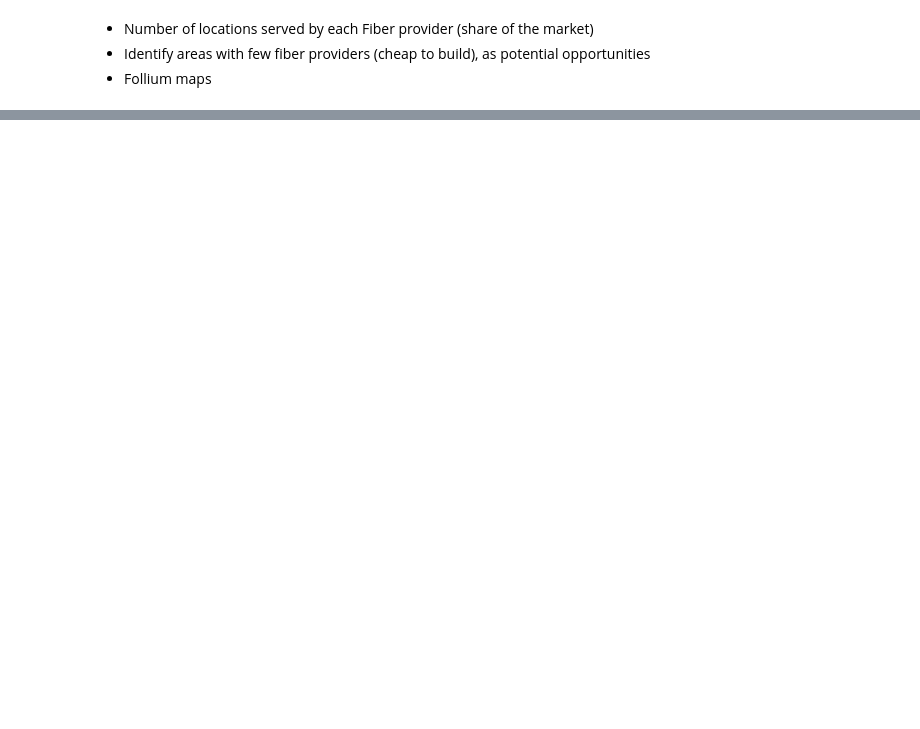
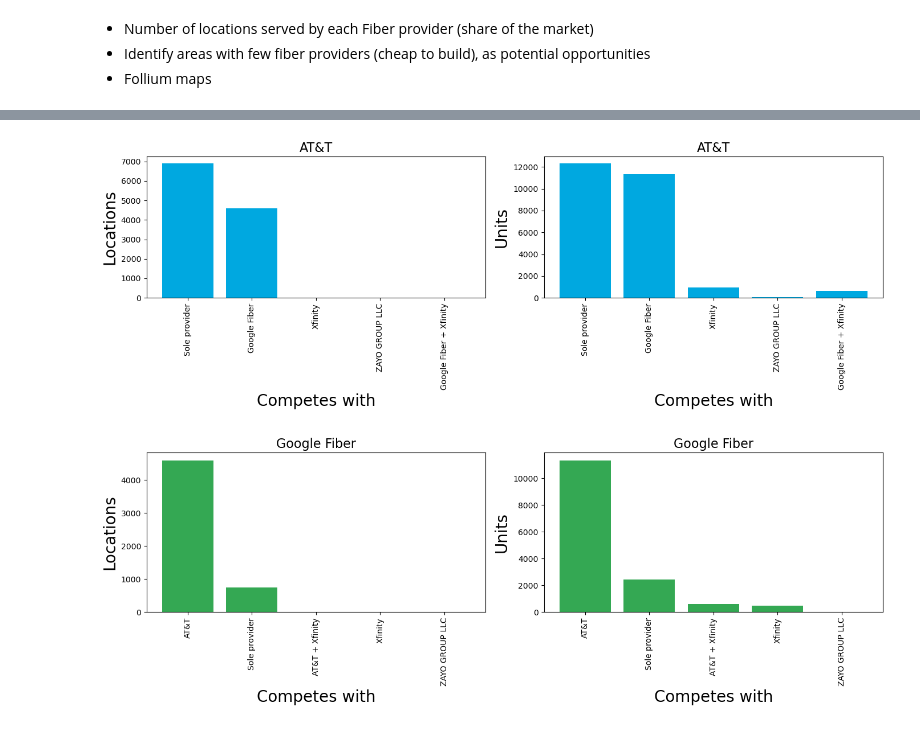
Before and after one commit to costquestassociates/BinderExampleAnalysis, a Jupyter notebook: ExampleAnalysis.ipynb, the cells around one changed output, grey strips where cells are left out. Cells and saved outputs as stored; diff of their text form; code cells hidden in the pictures; blank space fills up the shorter version.

```diff
--- a/ExampleAnalysis.ipynb
+++ b/ExampleAnalysis.ipynb
@@ -342,0 +409,31 @@ plt.show()
+# %%
+# Bar plots for each target
+import matplotlib.pyplot as plt
+
+color_arr = ["#00A8E0", "#34A853"]
+for key, t in enumerate(targets):
+    summary = breakdowns[t].copy()
+    summary = summary.sort_values("locations", ascending=False)
+
+    fig, axes = plt.subplots(1, 2, figsize=(14, 5), sharey=False)
+    axes[0].bar(summary.index, summary["locations"], color=color_arr[key])
+    axes[0].set_title(f"{t}", fontsize=16)
+    axes[0].set_ylabel("Locations", fontsize = 20)
+    axes[0].tick_params(axis="x", rotation=90)
+
+    axes[1].bar(summary.index, summary["units"], color=color_arr[key])
+    axes[1].set_title(f"{t}", fontsize=16)
+    axes[1].set_ylabel("Units", fontsize = 20)
+    axes[1].tick_params(axis="x", rotation=90)
+
+    axes[0].set_xlabel('Competes with', fontsize = 20)
+    axes[1].set_xlabel('Competes with', fontsize = 20)
+
+    # axes[0].set_yscale('log')
+    # axes[1].set_yscale('log')
+
+    plt.tight_layout()
+    plt.show()
+# %% [output]
+[figure, added]
+[figure, added]
```
Also changed, not shown: parts of 17 cells of this notebook, 2 other files.
